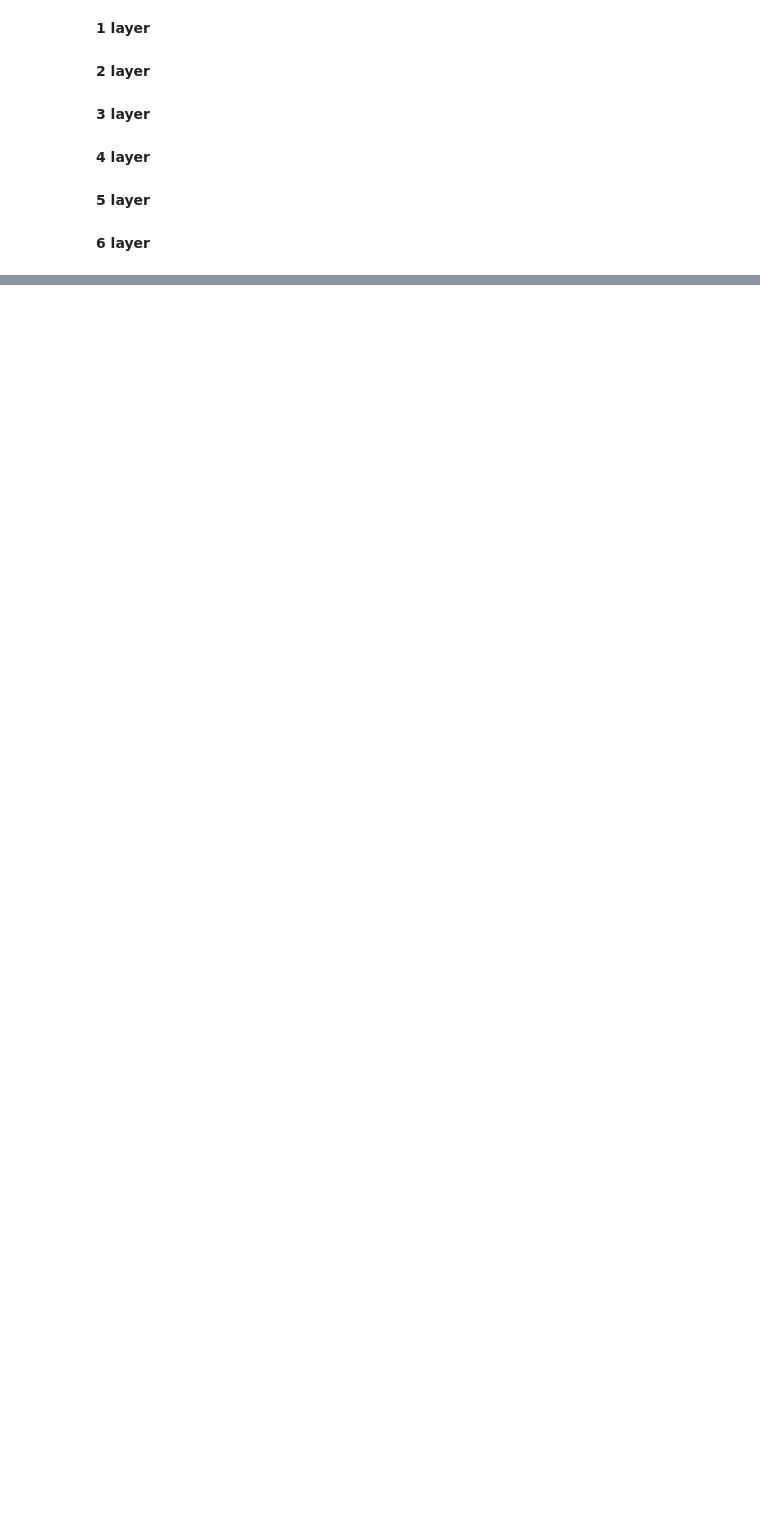
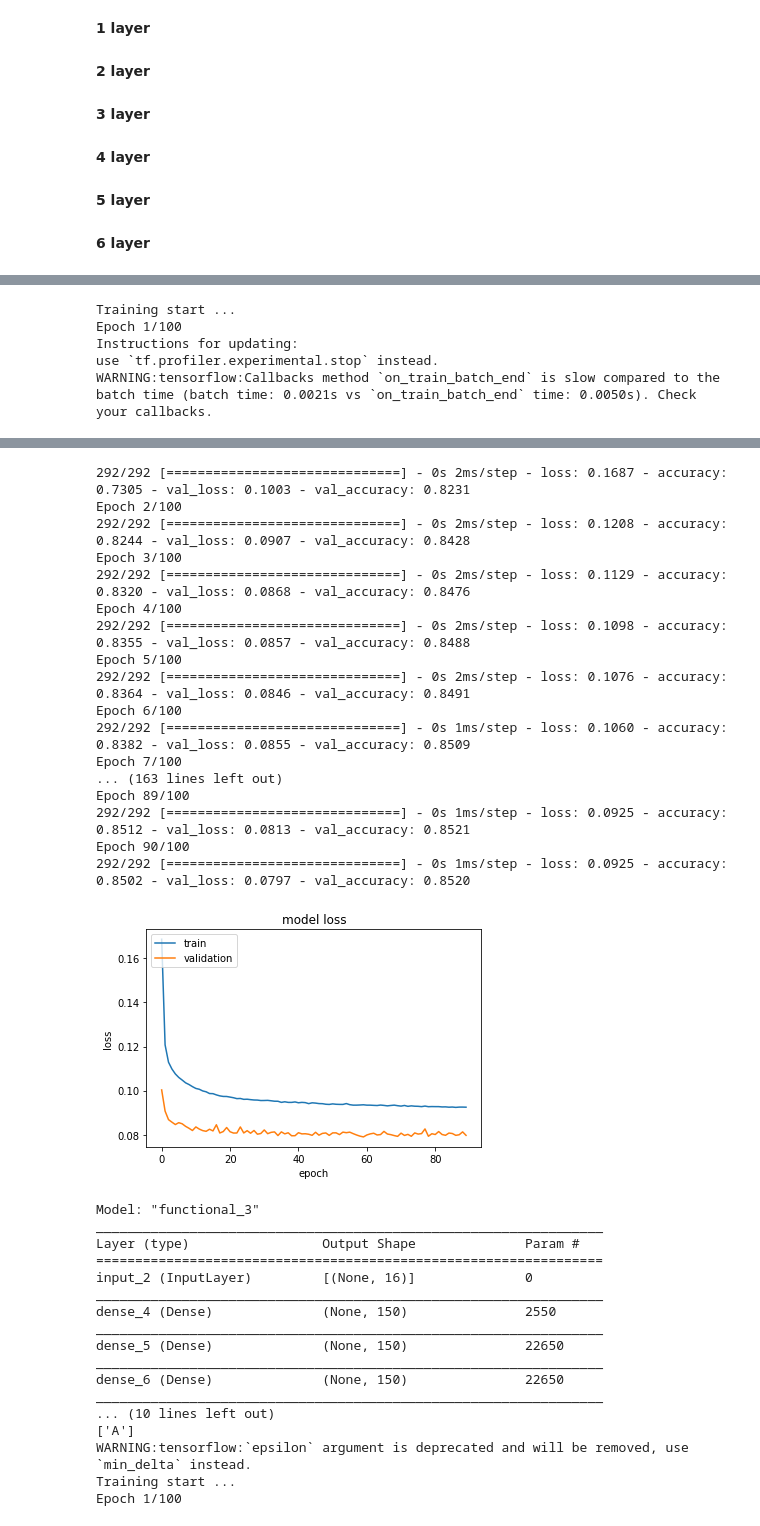
Before and after one commit to Victorvv-1024/IndividualProject, a Jupyter notebook: MedICSS2021_/Net-DTI/notebook.ipynb, the cells around one changed output, grey strips where cells are left out. Saved outputs shown, nothing was run; the diff lists cells and outputs as text; code cells hidden in the pictures; blank space fills up the shorter version.

Commit message:
completely write the framework for the first experiment. But the RMSEs for conv2d and conv3d results are large (NOT as expected). Needs to be debugged (if possible)

```diff
--- a/MedICSS2021_/Net-DTI/notebook.ipynb
+++ b/MedICSS2021_/Net-DTI/notebook.ipynb
@@ -1479,0 +2092,5 @@ plt.suptitle("Center slices for s02_still_FWF predicted image")
+# %%
+# 6 layer testing
+cmd = "--test_subjects s02_still --DWI 96 --model conv3d --layer 6 --label_type F"
+args = model_parser().parse_args(cmd.split())
+test_model(args)
@@ -1479,0 +2121,31 @@ plt.suptitle("Center slices for s02_still_FWF predicted image")
+# %%
+"""
+Generate training dataset using all labels (NDI, ODI and FWF) for ANN.
+Using different number of DWIs as training size.
+"""
+dwis = np.arange(start=6, stop=97, step=10)
+for dwi in dwis:
+    cmd = "--subjects s01_still --nDWI "+str(dwi)+" --fc1d_train --label_type A"
+    args = data_parser().parse_args(cmd.split())
+    generate_data(args)
+# %%
+"""
+Generate testing dataset using all labels (NDI, ODI and FWF).
+Using different number of DWIs as training size.
+"""
+dwis = np.arange(start=6, stop=97, step=10)
+for dwi in dwis:
+    cmd = "--subjects s02_still --nDWI " + str(dwi) + " --label_type A --test"
+    args = data_parser().parse_args(cmd.split())
+    generate_data(args)
+# %%
+"""
+Train the ANN network
+Fix the number of hidden layers: 4
+Vary the number of DWI used: [6, 16, 26, ..., 86, 96]
+"""
+dwis = np.arange(start=6, stop=97, step=10)
+for dwi in dwis:
+    cmd = "--train_subjects s01_still --DWI " + str(dwi) + " --model fc1d --layer 4 --train --label_type A"
+    plot_loss(cmd)
+# %% [output]
@@ -1479,0 +2186,5 @@ plt.suptitle("Center slices for s02_still_FWF predicted image")
+Training start ...
+Epoch 1/100
+Instructions for updating:
+use `tf.profiler.experimental.stop` instead.
+WARNING:tensorflow:Callbacks method `on_train_batch_end` is slow compared to the batch time (batch time: 0.0021s vs `on_train_batch_end` time: 0.0050s). Check your callbacks.
@@ -1479,0 +2204,35 @@ plt.suptitle("Center slices for s02_still_FWF predicted image")
+292/292 [==============================] - 0s 2ms/step - loss: 0.1687 - accuracy: 0.7305 - val_loss: 0.1003 - val_accuracy: 0.8231
+Epoch 2/100
+292/292 [==============================] - 0s 2ms/step - loss: 0.1208 - accuracy: 0.8244 - val_loss: 0.0907 - val_accuracy: 0.8428
+Epoch 3/100
+292/292 [==============================] - 0s 2ms/step - loss: 0.1129 - accuracy: 0.8320 - val_loss: 0.0868 - val_accuracy: 0.8476
+Epoch 4/100
+292/292 [==============================] - 0s 2ms/step - loss: 0.1098 - accuracy: 0.8355 - val_loss: 0.0857 - val_accuracy: 0.8488
+Epoch 5/100
+292/292 [==============================] - 0s 2ms/step - loss: 0.1076 - accuracy: 0.8364 - val_loss: 0.0846 - val_accuracy: 0.8491
+Epoch 6/100
+292/292 [==============================] - 0s 1ms/step - loss: 0.1060 - accuracy: 0.8382 - val_loss: 0.0855 - val_accuracy: 0.8509
+Epoch 7/100
+... (163 lines left out)
+Epoch 89/100
+292/292 [==============================] - 0s 1ms/step - loss: 0.0925 - accuracy: 0.8512 - val_loss: 0.0813 - val_accuracy: 0.8521
+Epoch 90/100
+292/292 [==============================] - 0s 1ms/step - loss: 0.0925 - accuracy: 0.8502 - val_loss: 0.0797 - val_accuracy: 0.8520
+[figure, added]
+Model: "functional_3"
+_________________________________________________________________
+Layer (type)                 Output Shape              Param #
+=================================================================
+input_2 (InputLayer)         [(None, 16)]              0
+_________________________________________________________________
+dense_4 (Dense)              (None, 150)               2550
+_________________________________________________________________
+dense_5 (Dense)              (None, 150)               22650
+_________________________________________________________________
+dense_6 (Dense)              (None, 150)               22650
+_________________________________________________________________
+... (10 lines left out)
+['A']
+WARNING:tensorflow:`epsilon` argument is deprecated and will be removed, use `min_delta` instead.
+Training start ...
+Epoch 1/100
```
Also changed, not shown: parts of 71 cells of this notebook, 4 other files.
